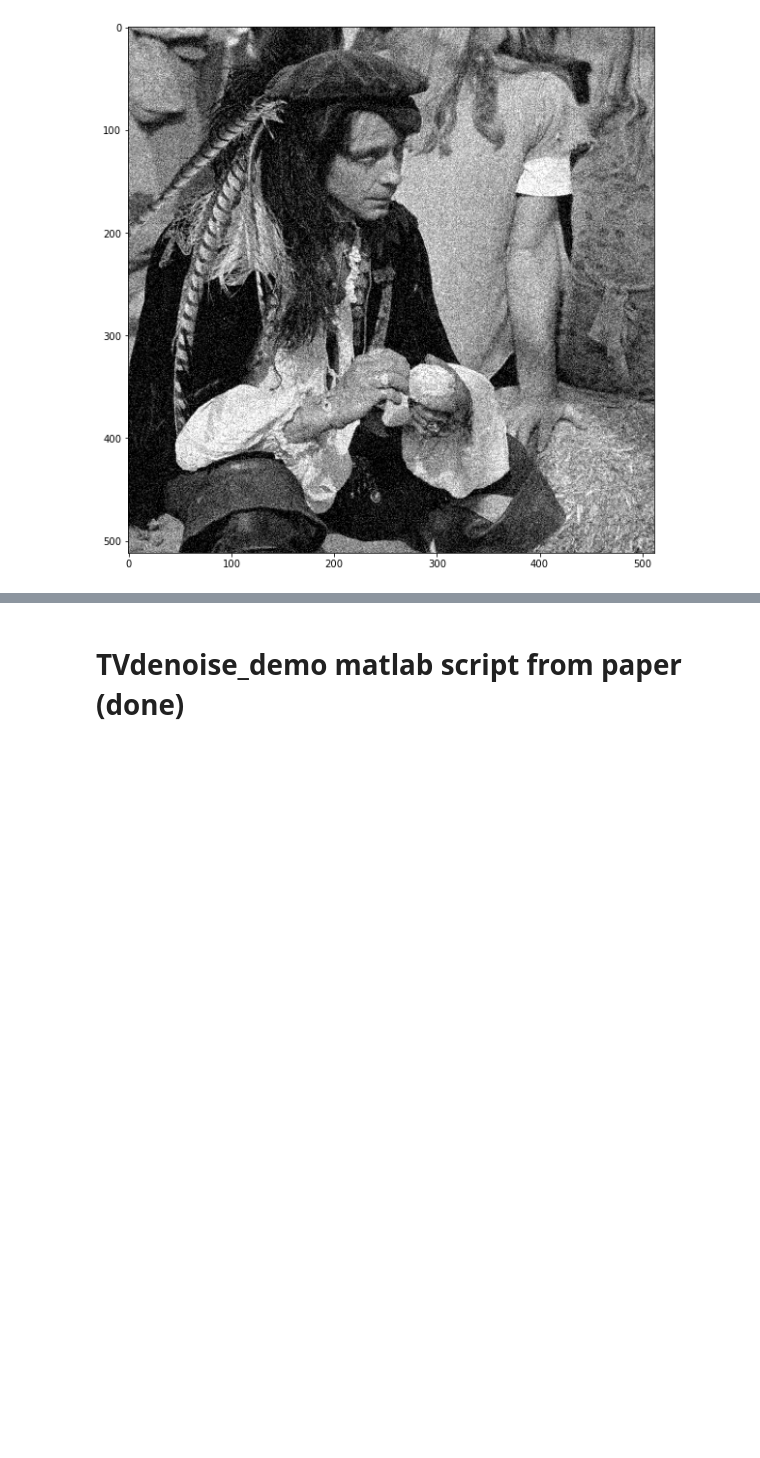
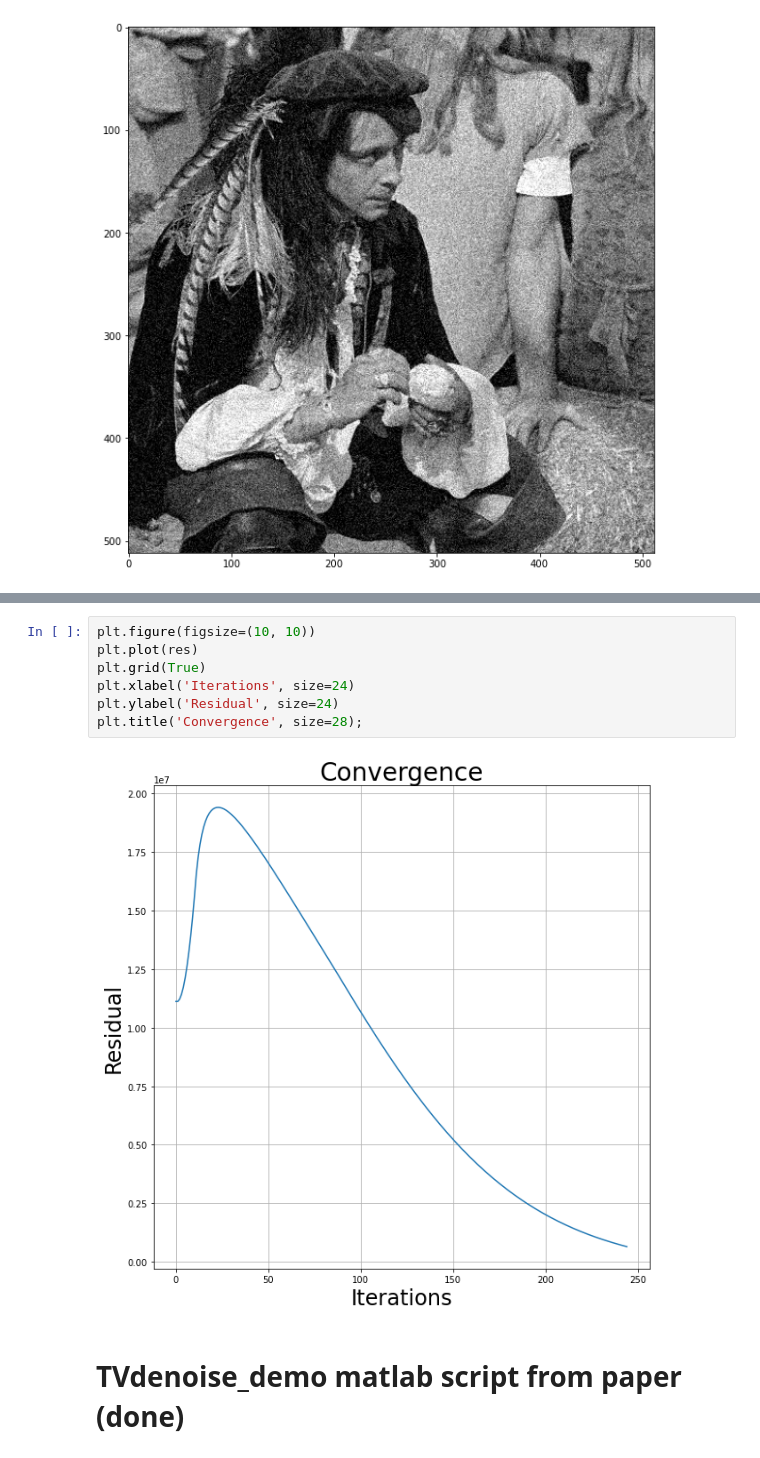
Before and after one commit to dmasny99/cvx_opt_skoltech_project, a Jupyter notebook: Implementation.ipynb, the cells around one changed output, grey strips where cells are left out. Cells and saved outputs as stored; diff of their text form; blank space fills up the shorter version.

```diff
--- a/Implementation.ipynb
+++ b/Implementation.ipynb
@@ -198,3 +181,12 @@ TVdenoise_demo('Pirate.tif', 25, 0.85) # add legends to  pictures!!!
+# %%
+plt.figure(figsize=(10, 10))
+plt.plot(res)
+plt.grid(True)
+plt.xlabel('Iterations', size=24)
+plt.ylabel('Residual', size=24)
+plt.title('Convergence', size=28);
+# %% [output]
+[figure, added]
 # %% [markdown]
 # TVdenoise_demo matlab script from paper (done)
 # %% [markdown]
```
Also changed, not shown: parts of 21 cells of this notebook, 1 other file.
